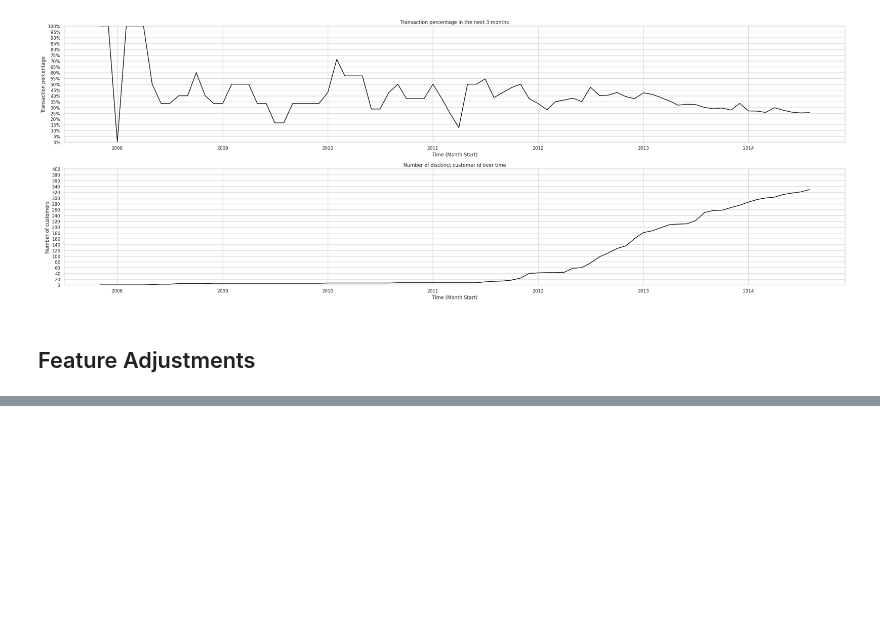
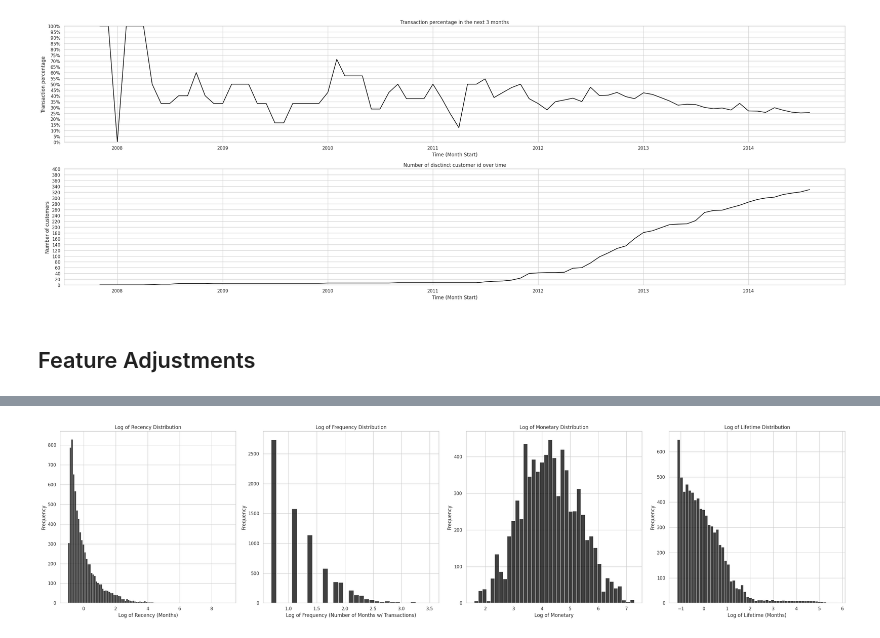
Before and after one commit to FelipeTufaile/Customer-Lifetime-Value, a Jupyter notebook: notebooks/Feature_Analysis.ipynb, the cells around one changed output, grey strips where cells are left out. Cells and saved outputs as stored; diff of their text form; code cells hidden in the pictures; blank space fills up the shorter version.

```diff
--- a/notebooks/Feature_Analysis.ipynb
+++ b/notebooks/Feature_Analysis.ipynb
@@ -1165,0 +772,45 @@ NameError: name 'best_hyperparam' is not defined
+# %%
+# Set the figure size
+plt.figure(figsize=(28, 7))
+
+###################################################################################
+plt.subplot(141)
+sns.set(style="whitegrid")
+sns.histplot(data=cltv_tbl_adj_tbl, x="recency", color="black")
+plt.xlabel('Log of Recency (Months)')
+plt.ylabel('Frequency')
+plt.title('Log of Recency Distribution')
+
+###################################################################################
+plt.subplot(142)
+sns.set(style="whitegrid")
+sns.histplot(data=cltv_tbl_adj_tbl, x="frequency", color="black")
+plt.xlabel('Log of Frequency (Number of Months w/ Transactions)')
+plt.ylabel('Frequency')
+plt.title('Log of Frequency Distribution')
+
+###################################################################################
+plt.subplot(143)
+sns.set(style="whitegrid")
+sns.histplot(data=cltv_tbl_adj_tbl, x="monetary", color="black")
+plt.xlabel('Log of Monetary')
+plt.ylabel('Frequency')
+plt.title('Log of Monetary Distribution')
+
+
+###################################################################################
+plt.subplot(144)
+sns.set(style="whitegrid")
+sns.histplot(data=cltv_tbl_adj_tbl, x="lifetime", color="black")
+plt.xlabel('Log of Lifetime (Months)')
+plt.ylabel('Frequency')
+plt.title('Log of Lifetime Distribution')
+
+
+# Adjust layout
+plt.tight_layout()
+
+# Displaying the plots
+plt.show()
+# %% [output]
+[figure, added]
```
Also changed, not shown: parts of 26 cells of this notebook.
